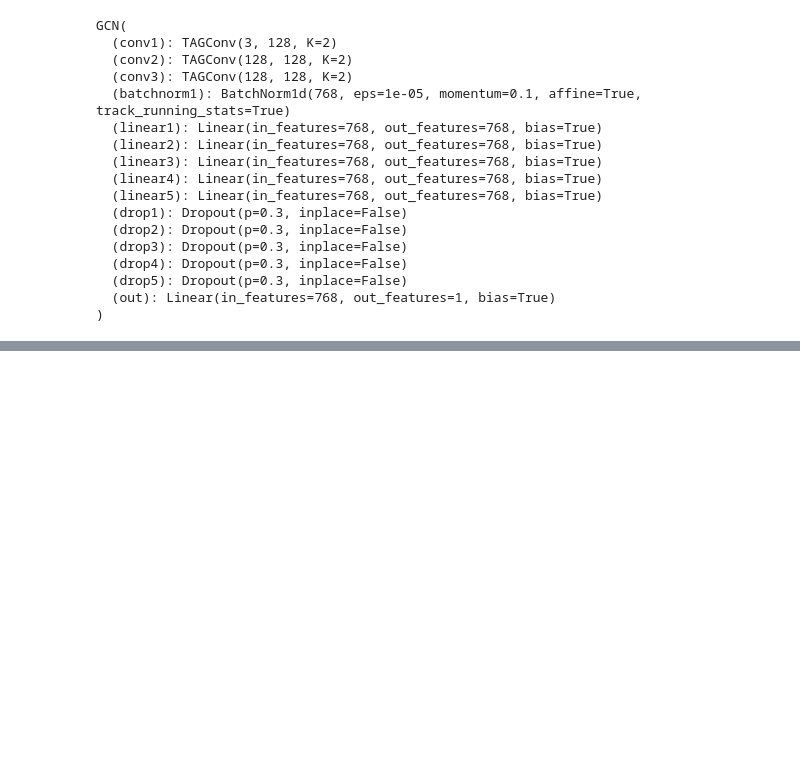
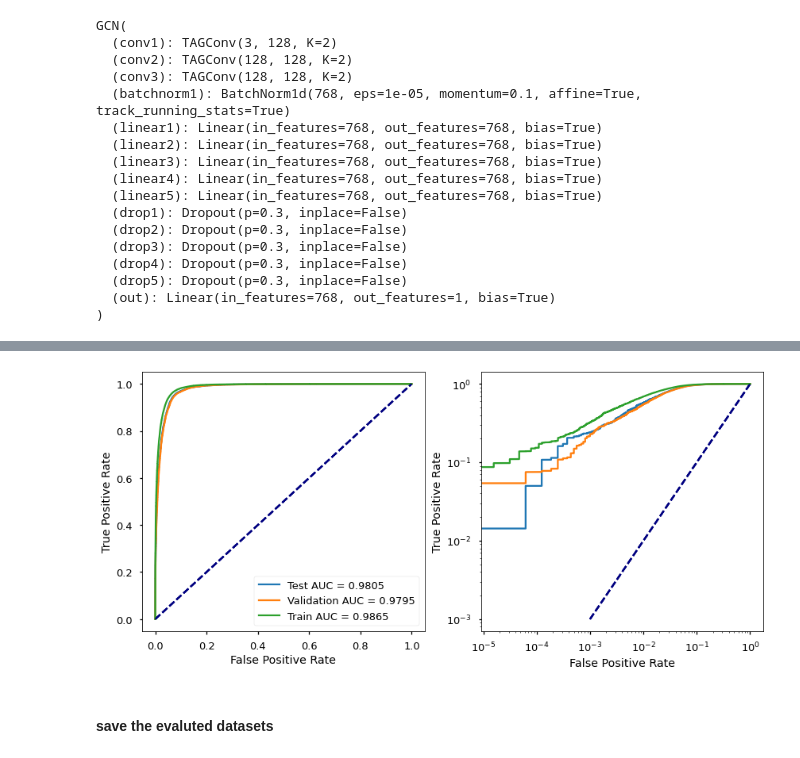
Before and after one commit to vikasj78/gamma_ray_reconstruction_with_ml, a Jupyter notebook: gnn/model_eval.ipynb, the cells around one changed output, grey strips where cells are left out. Cells and saved outputs as stored; diff of their text form; code cells hidden in the pictures; blank space fills up the shorter version.

```diff
--- a/gnn/model_eval.ipynb
+++ b/gnn/model_eval.ipynb
@@ -119,0 +174,18 @@ plt.savefig(plots_dir+'roc_curve.png',bbox_inches='tight')
+# %%
+sample_types = {'Test':[test_pred, test_label],
+                'Validation':[val_pred, val_label],
+                'Train':[train_pred, train_label]}
+fig, ax = plt.subplots(1,2, figsize=(14,6))
+for key in sample_types.keys():
+    ax = plot_roc_curve(ax, sample_types[key][0], sample_types[key][1], key)
+ax[0].set_xlabel("False Positive Rate")
+ax[0].set_ylabel("True Positive Rate")
+ax[0].legend(loc="lower right")
+ax[1].set_xlabel("False Positive Rate")
+ax[1].set_ylabel("True Positive Rate")
+plt.savefig(plots_dir+'/roc_curve.pdf',bbox_inches='tight')
+plt.savefig(plots_dir+'/roc_curve.png',bbox_inches='tight')
+# %% [output]
+[figure, added]
+# %% [markdown]
+#### save the evaluted datasets
```
Also changed, not shown: parts of 19 cells of this notebook, 5 other files.
